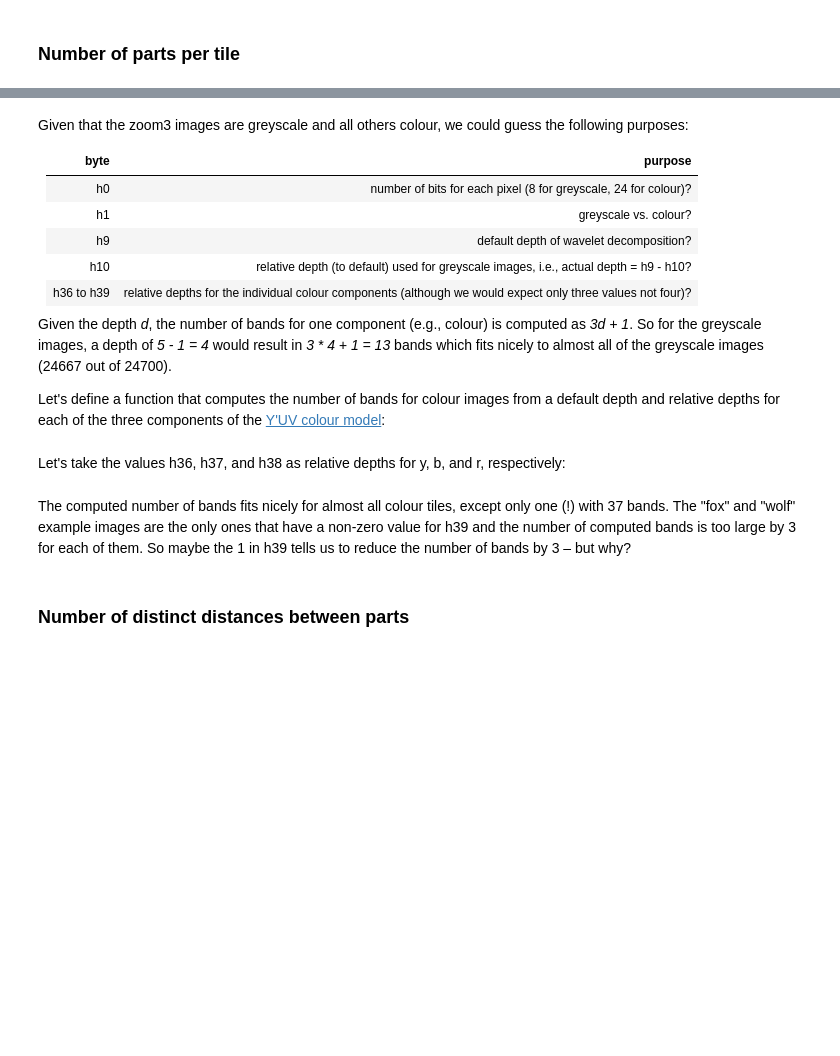
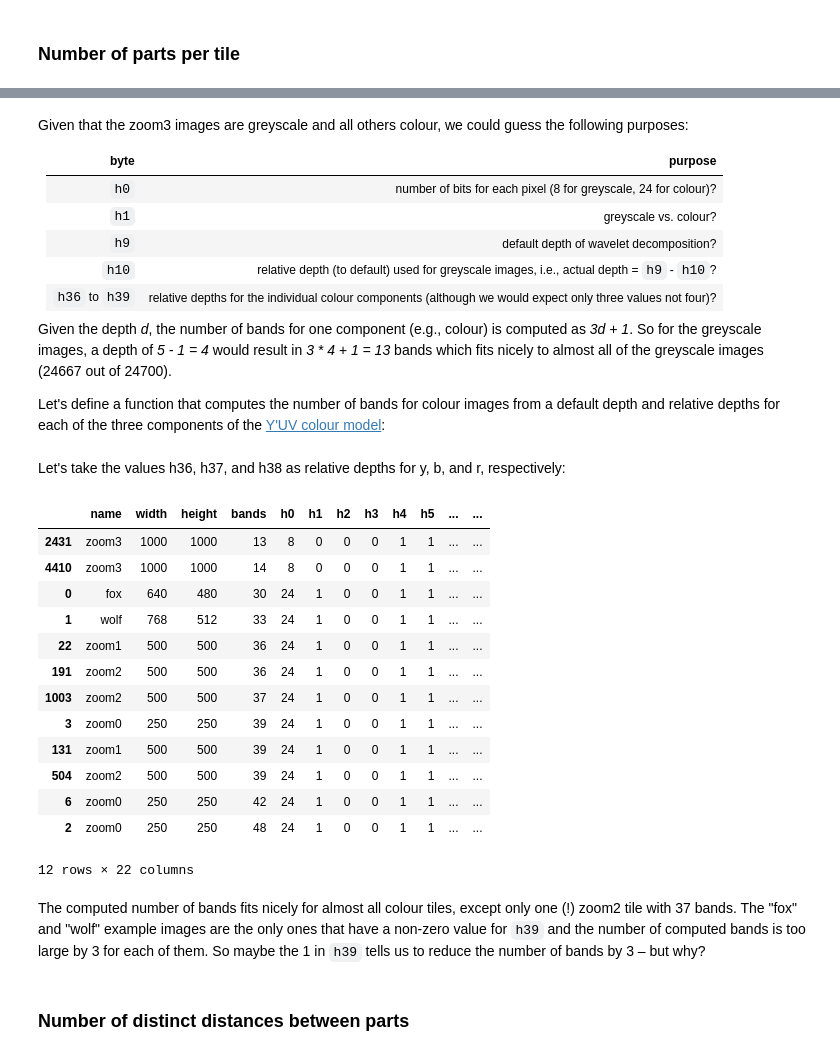
Before and after one commit to rjoberon/dsat, a Jupyter notebook: src/Cod.ipynb, the cells around one changed output, grey strips where cells are left out. Drawn from its saved outputs; the diff is of its cells as text; code cells hidden in the pictures; blank space fills up the shorter version.

```diff
--- a/src/Cod.ipynb
+++ b/src/Cod.ipynb
@@ -76,8 +127,8 @@ print(3, pd.DataFrame([count_cod(t.data.unknown) for t in d.tiles_zoom3.tiles]).
 # %%
 from dsat import Dsat
+from cis import Cis
 import pandas as pd
 
-d = Dsat.from_file("../dsatnord.mp")
 
 def count_cod(b):
     """Statistics about "cod" parts in byte array b."""
@@ -87,9 +138,35 @@ def count_cod(b):
             pos.append(i)
     return len(pos)
 
+
+def header_stats(img):
+    return [
+        img.header.width,
+        img.header.height,
+        count_cod(img.data.planes),
+    ] + [int(i) for i in img.header.unknown5]
+
+
+def stats(name, tiles):
+    return [[name] + header_stats(img) for img in tiles]
+
+
+d = Dsat.from_file("../dsatnord.mp")
+fox = Cis.from_file("../img/fox.cod")
+wolf = Cis.from_file("../img/wolf.cod")
+
 df = pd.DataFrame(
     [
-        [count_cod(t.data.planes)] +
-        [int(i) for i in t.header.unknown5] for t in d.tiles_zoom3.tiles]
+        ["fox"] + header_stats(fox),
+        ["wolf"] + header_stats(wolf)
+    ] +
+    stats("zoom0", d.tiles_zoom0.tiles) +
+    stats("zoom1", d.tiles_zoom1.tiles) +
+    stats("zoom2", d.tiles_zoom2.tiles) +
+    stats("zoom3", d.tiles_zoom3.tiles),
+    columns = [
+        "name", "width", "height", "bands"
+    ] + ["h" + str(i) for i in range(43 - 3)]
 )
+
 df
@@ -156,11 +215,11 @@ Given that the zoom3 images are greyscale and all others colour, we could guess
 
 | byte | purpose |
 |------|:--------|
-|  h0  | number of bits for each pixel (8 for greyscale, 24 for colour)? |
-|  h1  | greyscale vs. colour? |
-|  h9  | default depth of wavelet decomposition? |
-| h10  | relative depth (to default) used for greyscale images, i.e., actual depth = h9 - h10? |
-| h36 to h39 | relative depths for the individual colour components (although we would expect only three values not four)? |
+|  `h0`  | number of bits for each pixel (8 for greyscale, 24 for colour)? |
+|  `h1`  | greyscale vs. colour? |
+|  `h9`  | default depth of wavelet decomposition? |
+| `h10`  | relative depth (to default) used for greyscale images, i.e., actual depth = `h9` - `h10`? |
+| `h36` to `h39` | relative depths for the individual colour components (although we would expect only three values not four)? |
 
 Given the depth *d*, the number of bands for one component (e.g., colour) is computed as *3d + 1*. So for the greyscale images, a depth of *5 - 1 = 4* would result in *3 * 4 + 1 = 13* bands which fits nicely to almost all of the greyscale images (24667 out of 24700).
 
@@ -172,9 +231,25 @@ def calc_bands(default_depth, y, b, r):
 Let's take the values h36, h37, and h38 as relative depths for y, b, and r, respectively:
 # %%
 dfa["bands'"] = calc_bands(df["h9"], df["h36"], df["h37"], df["h38"])
+dfa["b == b'?"] = dfa["bands"] == dfa["bands'"]
 dfa
+# %% [output]
+|  | name | width | height | bands | h0 | h1 | h2 | h3 | h4 | h5 | ... | ... |
+| 2431 | zoom3 | 1000 | 1000 | 13 | 8 | 0 | 0 | 0 | 1 | 1 | ... | ... |
+| 4410 | zoom3 | 1000 | 1000 | 14 | 8 | 0 | 0 | 0 | 1 | 1 | ... | ... |
+| 0 | fox | 640 | 480 | 30 | 24 | 1 | 0 | 0 | 1 | 1 | ... | ... |
+| 1 | wolf | 768 | 512 | 33 | 24 | 1 | 0 | 0 | 1 | 1 | ... | ... |
+| 22 | zoom1 | 500 | 500 | 36 | 24 | 1 | 0 | 0 | 1 | 1 | ... | ... |
+| 191 | zoom2 | 500 | 500 | 36 | 24 | 1 | 0 | 0 | 1 | 1 | ... | ... |
+| 1003 | zoom2 | 500 | 500 | 37 | 24 | 1 | 0 | 0 | 1 | 1 | ... | ... |
+| 3 | zoom0 | 250 | 250 | 39 | 24 | 1 | 0 | 0 | 1 | 1 | ... | ... |
+| 131 | zoom1 | 500 | 500 | 39 | 24 | 1 | 0 | 0 | 1 | 1 | ... | ... |
+| 504 | zoom2 | 500 | 500 | 39 | 24 | 1 | 0 | 0 | 1 | 1 | ... | ... |
+| 6 | zoom0 | 250 | 250 | 42 | 24 | 1 | 0 | 0 | 1 | 1 | ... | ... |
+| 2 | zoom0 | 250 | 250 | 48 | 24 | 1 | 0 | 0 | 1 | 1 | ... | ... |
+12 rows × 22 columns
 # %% [markdown]
-The computed number of bands fits nicely for almost all colour tiles, except only one (!) with 37 bands. The "fox" and "wolf" example images are the only ones that have a non-zero value for h39 and the number of computed bands is too large by 3 for each of them. So maybe the 1 in h39 tells us to reduce the number of bands by 3 – but why?
+The computed number of bands fits nicely for almost all colour tiles, except only one (!) zoom2 tile with 37 bands. The "fox" and "wolf" example images are the only ones that have a non-zero value for `h39` and the number of computed bands is too large by 3 for each of them. So maybe the 1 in `h39` tells us to reduce the number of bands by 3 – but why?
 # %% [markdown]
 ### Number of distinct distances between parts
 # %%
```
Also changed, not shown: parts of 12 cells of this notebook.
